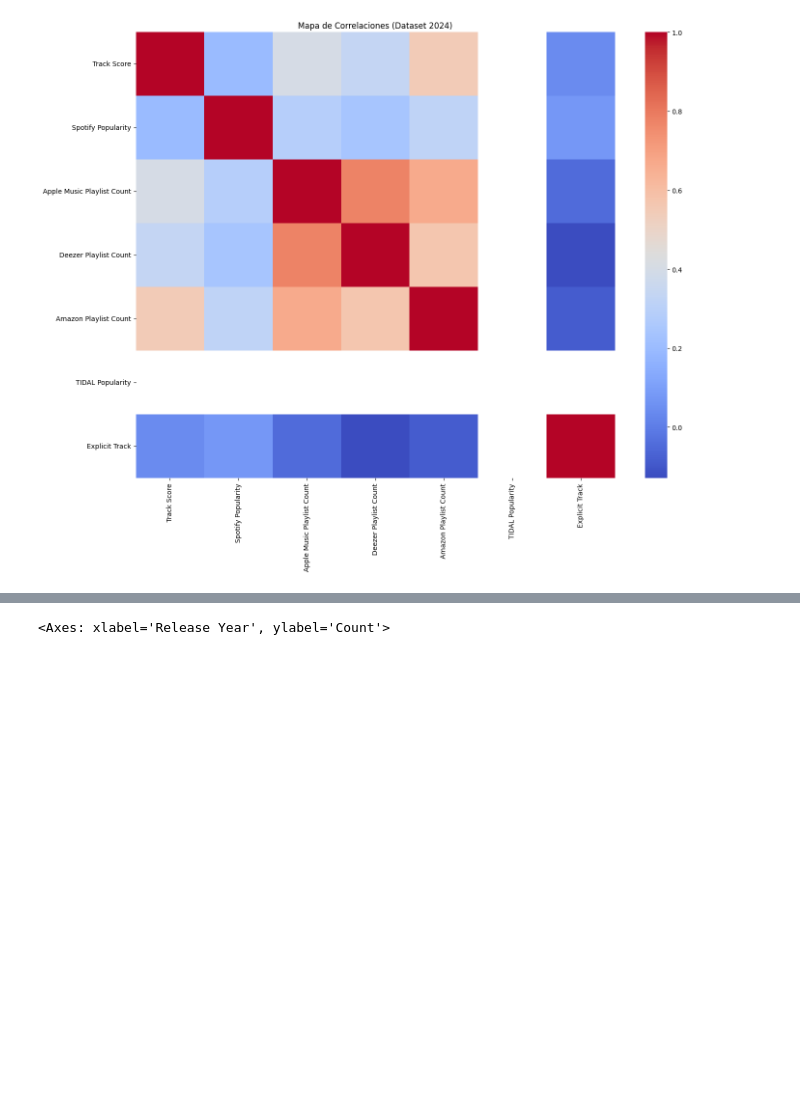
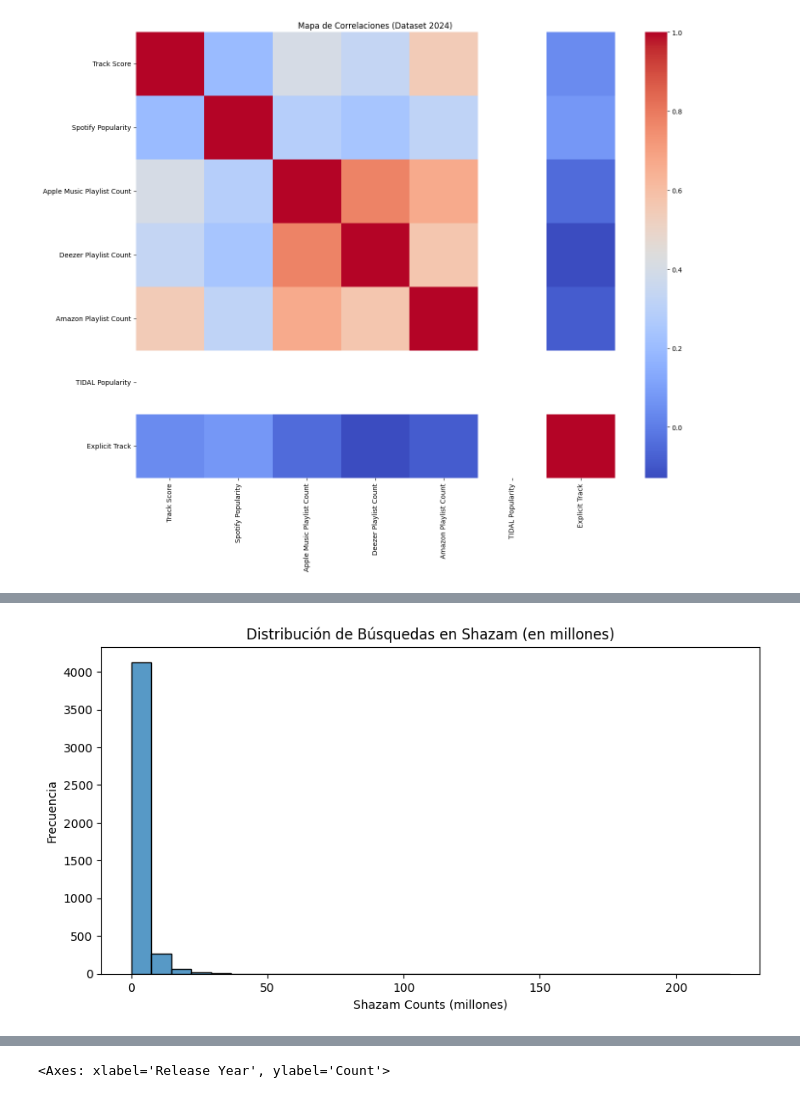
Before and after one commit to PaulaMart57/spotify-prediction, a Jupyter notebook: notebook/Estadistica_descriptiva.ipynb, the cells around one changed output, grey strips where cells are left out. Saved outputs shown, nothing was run; the diff lists cells and outputs as text; code cells hidden in the pictures; blank space fills up the shorter version.

```diff
--- a/notebook/Estadistica_descriptiva.ipynb
+++ b/notebook/Estadistica_descriptiva.ipynb
@@ -188,0 +213,9 @@ plt.show()
+# %%
+plt.figure(figsize=(10,5))
+sns.histplot(data_clean['Shazam Counts'] / 1_000_000, bins=30)
+plt.title("Distribución de Búsquedas en Shazam (en millones)")
+plt.xlabel("Shazam Counts (millones)")
+plt.ylabel("Frecuencia")
+plt.show()
+# %% [output]
+[figure, added]
```
Also changed, not shown: parts of 12 cells of this notebook.
